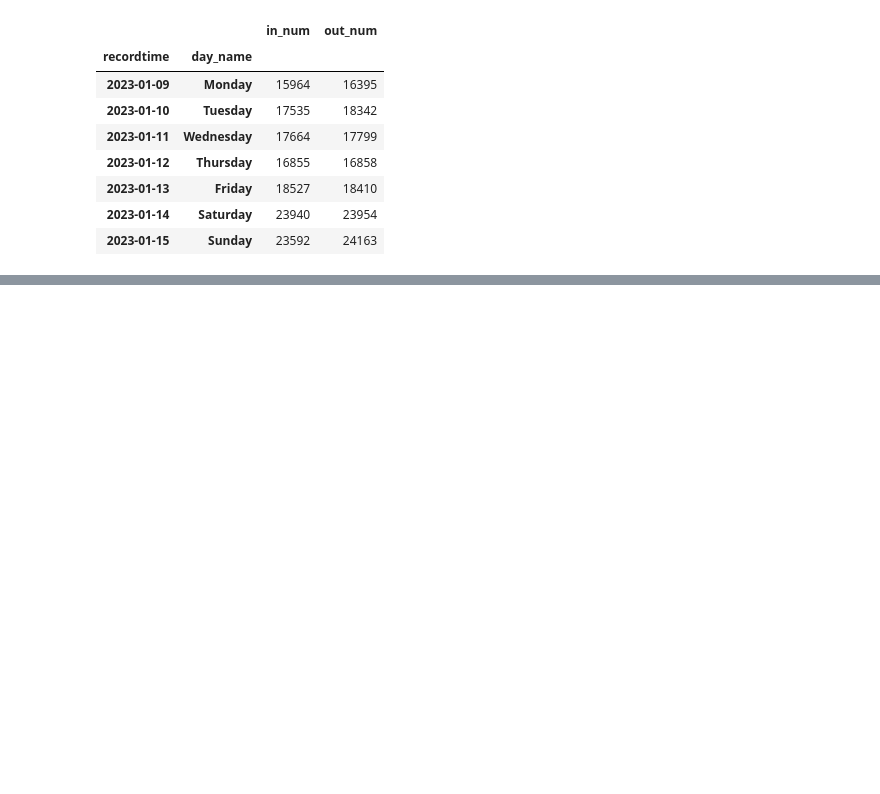
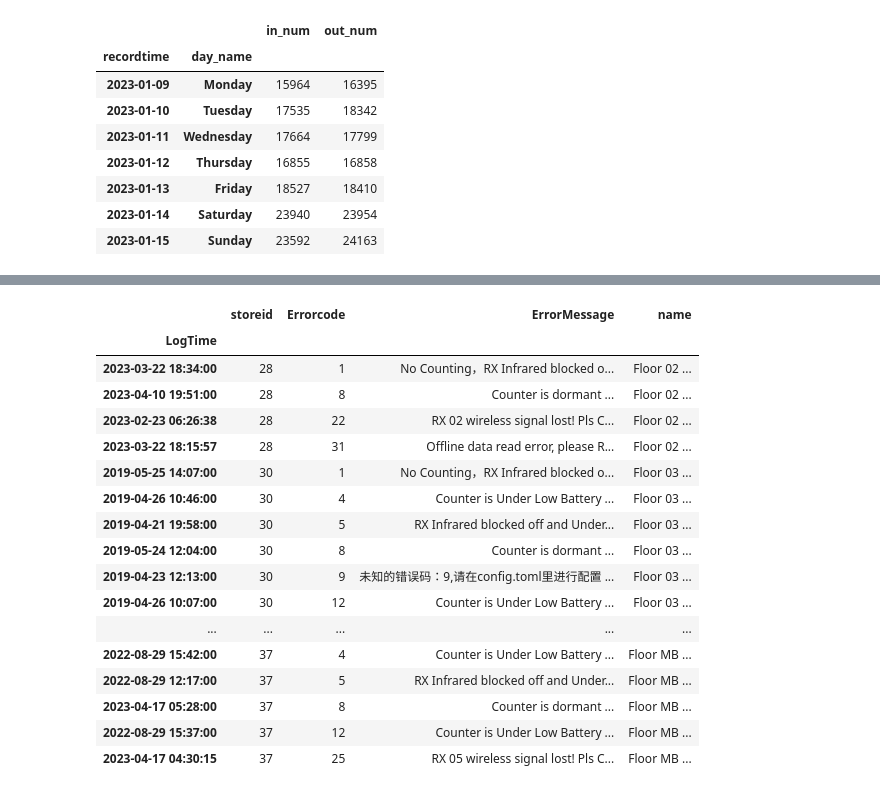
Before and after one commit to phongvu2010/Analytics-iCount-People, a Jupyter notebook: test.ipynb, the cells around one changed output, grey strips where cells are left out. Drawn from its saved outputs; the diff is of its cells as text; code cells hidden in the pictures; blank space fills up the shorter version.

```diff
--- a/test.ipynb
+++ b/test.ipynb
@@ -105,0 +117,5 @@ df_1
+# %%
+stores = db.dbStore()
+err_log = db.dbErrLog()
+
+# err_log.sort_values('LogTime', ascending = False)
@@ -105,0 +135,29 @@ df_1
+# %%
+g_err_log = err_log.groupby(['storeid', 'Errorcode', 'ErrorMessage']).max()
+
+g_err_log = g_err_log.drop(columns = ['ID', 'DeviceCode'], axis = 1).reset_index()
+# g_err_log.reset_index(inplace = True)
+g_err_log = g_err_log.merge(stores[['tid', 'name']].rename(columns = {'tid': 'storeid'}),
+                            on = 'storeid', how = 'left').set_index('LogTime')#, inplace = True)
+
+g_err_log
+# a
+# %% [output]
+|  | storeid | Errorcode | ErrorMessage | name |
+| LogTime |  |  |  |  |
+| 2023-03-22 18:34:00 | 28 | 1 | No Counting，RX Infrared blocked o... | Floor 02 ... |
+| 2023-04-10 19:51:00 | 28 | 8 | Counter is dormant ... | Floor 02 ... |
+| 2023-02-23 06:26:38 | 28 | 22 | RX 02 wireless signal lost! Pls C... | Floor 02 ... |
+| 2023-03-22 18:15:57 | 28 | 31 | Offline data read error, please R... | Floor 02 ... |
+| 2019-05-25 14:07:00 | 30 | 1 | No Counting，RX Infrared blocked o... | Floor 03 ... |
+| 2019-04-26 10:46:00 | 30 | 4 | Counter is Under Low Battery ... | Floor 03 ... |
+| 2019-04-21 19:58:00 | 30 | 5 | RX Infrared blocked off and Under... | Floor 03 ... |
+| 2019-05-24 12:04:00 | 30 | 8 | Counter is dormant ... | Floor 03 ... |
+| 2019-04-23 12:13:00 | 30 | 9 | 未知的错误码：9,请在config.toml里进行配置 ... | Floor 03 ... |
+| 2019-04-26 10:07:00 | 30 | 12 | Counter is Under Low Battery ... | Floor 03 ... |
+| ... | ... | ... | ... | ... |
+| 2022-08-29 15:42:00 | 37 | 4 | Counter is Under Low Battery ... | Floor MB ... |
+| 2022-08-29 12:17:00 | 37 | 5 | RX Infrared blocked off and Under... | Floor MB ... |
+| 2023-04-17 05:28:00 | 37 | 8 | Counter is dormant ... | Floor MB ... |
+| 2022-08-29 15:37:00 | 37 | 12 | Counter is Under Low Battery ... | Floor MB ... |
+| 2023-04-17 04:30:15 | 37 | 25 | RX 05 wireless signal lost! Pls C... | Floor MB ... |
```
Also changed, not shown: parts of 4 cells of this notebook, 1 other file.
